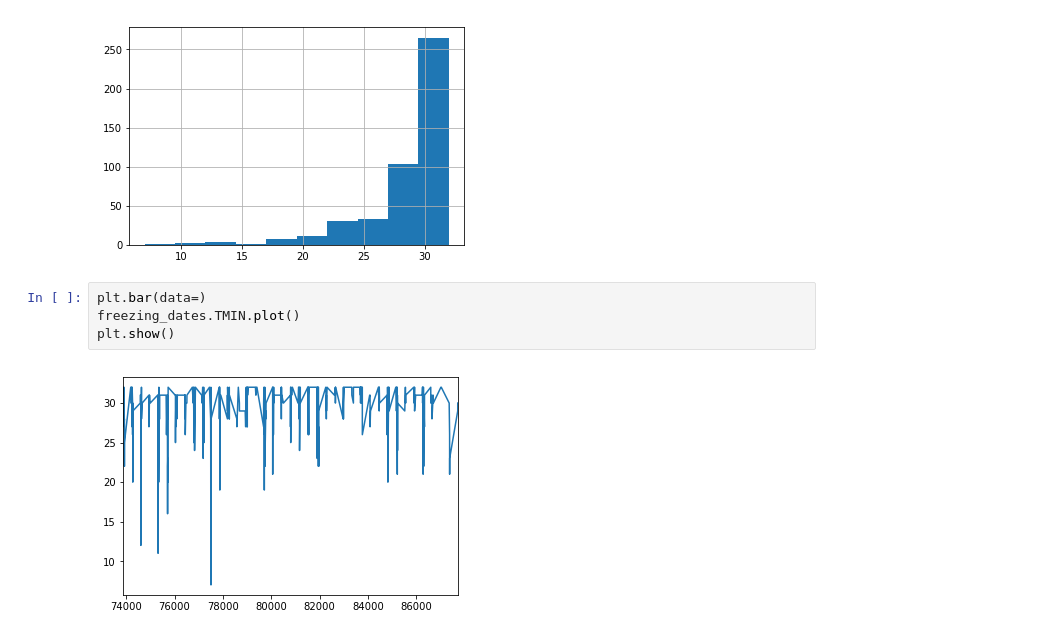
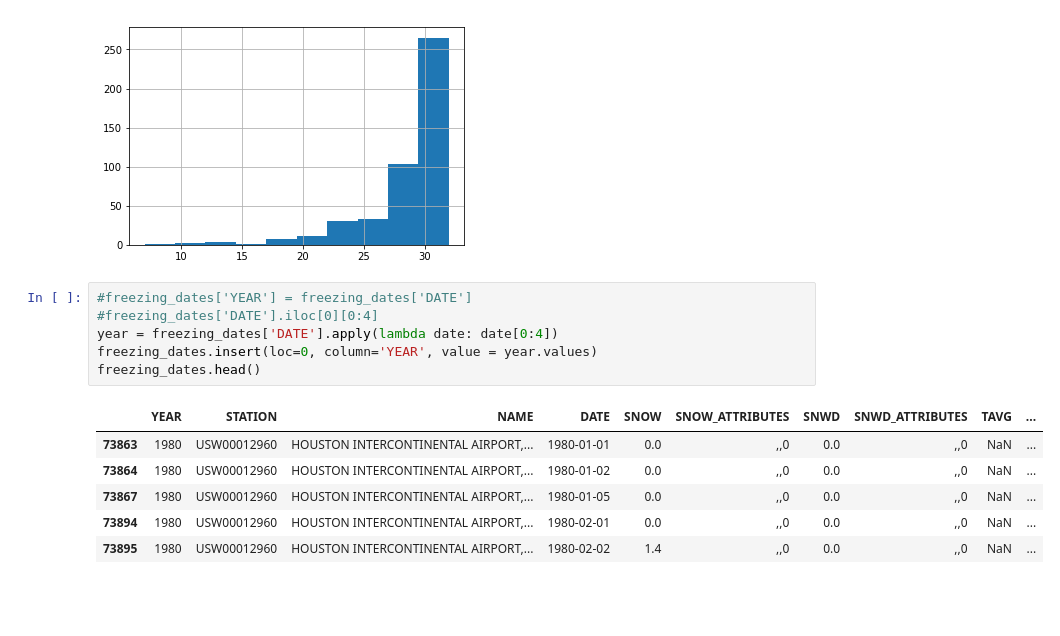
Before and after one commit to kjprice/climate, a Jupyter notebook: notebooks/HoustonWeather.ipynb, the cells around one changed output. Drawn from its saved outputs; the diff is of its cells as text; blank space fills up the shorter version.

```diff
--- a/notebooks/HoustonWeather.ipynb
+++ b/notebooks/HoustonWeather.ipynb
@@ -56,9 +56,16 @@ freezing_dates.TMIN.hist()
 plt.show()
 # %% [output]
 [figure]
-# %%
-plt.bar(data=)
-freezing_dates.TMIN.plot()
-plt.show()
-# %% [output]
-[figure, removed]
+# %%
+#freezing_dates['YEAR'] = freezing_dates['DATE']
+#freezing_dates['DATE'].iloc[0][0:4]
+year = freezing_dates['DATE'].apply(lambda date: date[0:4])
+freezing_dates.insert(loc=0, column='YEAR', value = year.values)
+freezing_dates.head()
+# %% [output]
+|  | YEAR | STATION | NAME | DATE | SNOW | SNOW_ATTRIBUTES | SNWD | SNWD_ATTRIBUTES | TAVG | ... |
+| 73863 | 1980 | USW00012960 | HOUSTON INTERCONTINENTAL AIRPORT,... | 1980-01-01 | 0.0 | ,,0 | 0.0 | ,,0 | NaN | ... |
+| 73864 | 1980 | USW00012960 | HOUSTON INTERCONTINENTAL AIRPORT,... | 1980-01-02 | 0.0 | ,,0 | 0.0 | ,,0 | NaN | ... |
+| 73867 | 1980 | USW00012960 | HOUSTON INTERCONTINENTAL AIRPORT,... | 1980-01-05 | 0.0 | ,,0 | 0.0 | ,,0 | NaN | ... |
+| 73894 | 1980 | USW00012960 | HOUSTON INTERCONTINENTAL AIRPORT,... | 1980-02-01 | 0.0 | ,,0 | 0.0 | ,,0 | NaN | ... |
+| 73895 | 1980 | USW00012960 | HOUSTON INTERCONTINENTAL AIRPORT,... | 1980-02-02 | 1.4 | ,,0 | 0.0 | ,,0 | NaN | ... |
```
Also changed, not shown: parts of 2 cells of this notebook.
